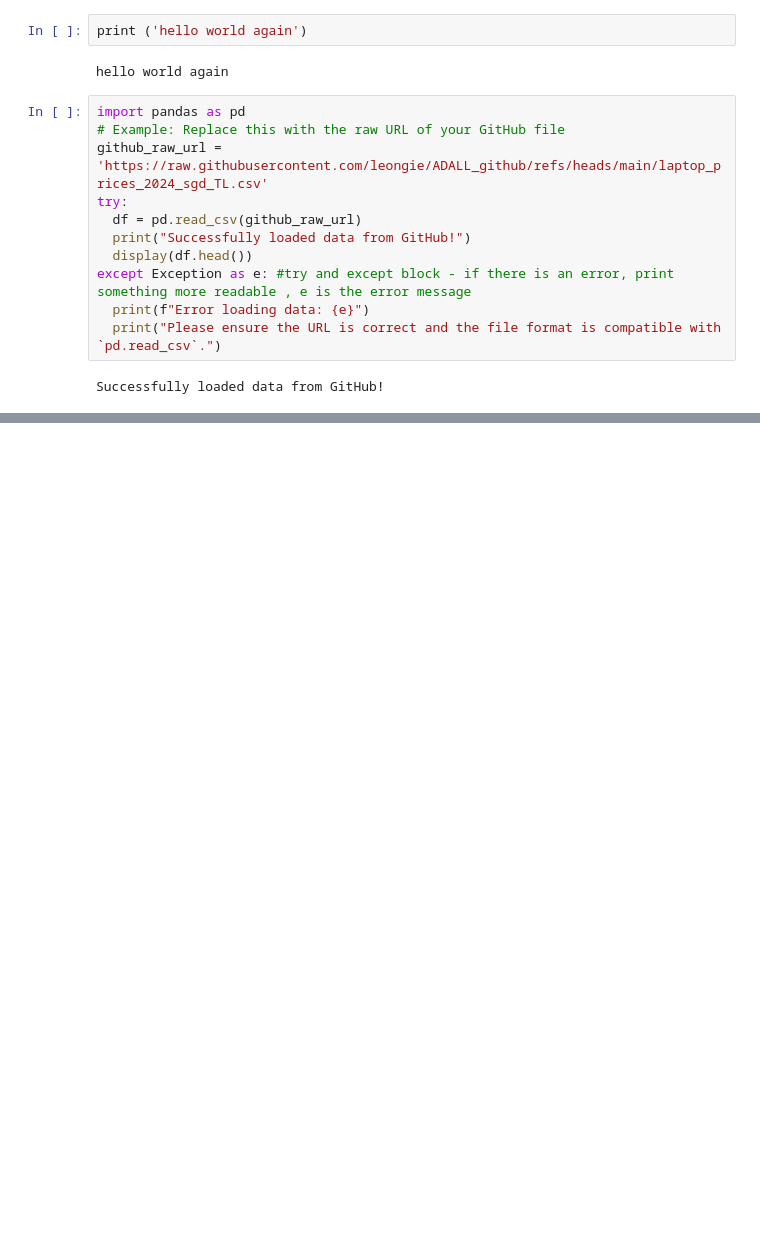
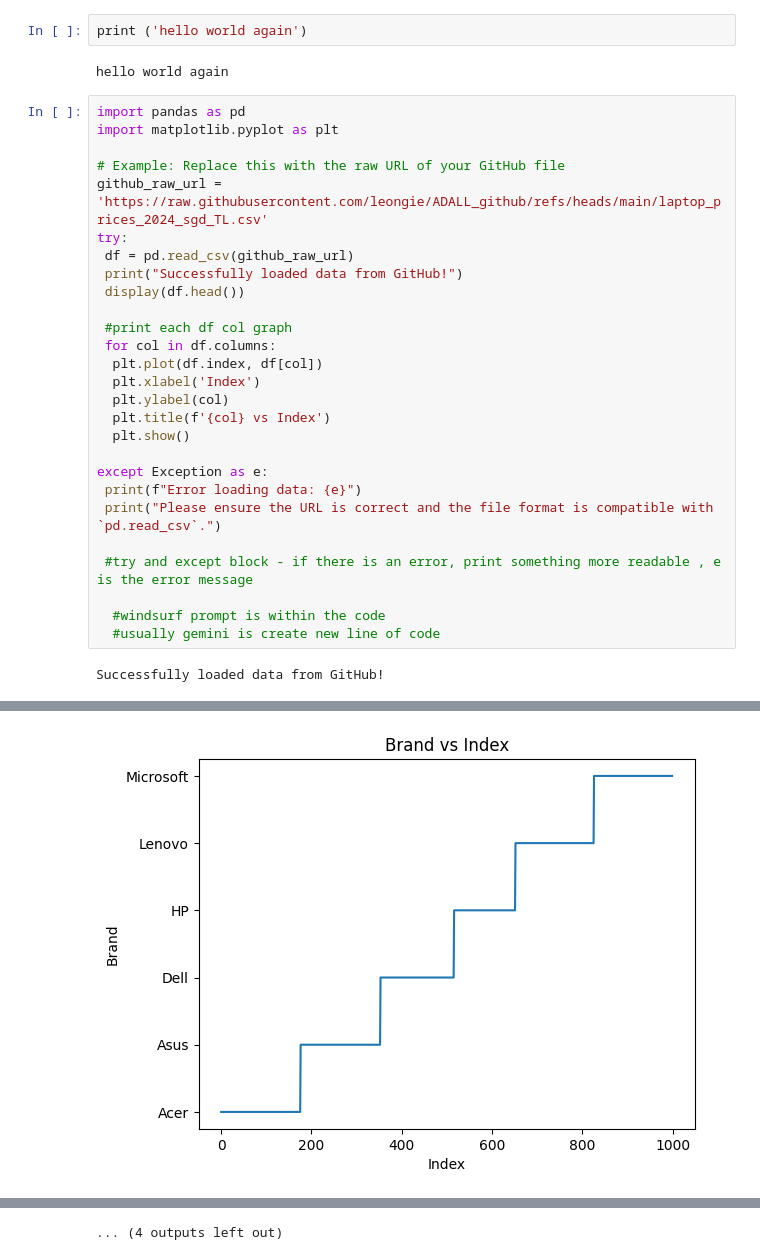
Before and after one commit to leongie/ADALL_github, a Jupyter notebook: Main.ipynb, the cells around one changed output, grey strips where cells are left out. Saved outputs shown, nothing was run; the diff lists cells and outputs as text; blank space fills up the shorter version.

```diff
--- a/Main.ipynb
+++ b/Main.ipynb
@@ -6,20 +6,37 @@ print ('hello world again')
 hello world again
 # %%
 import pandas as pd
+import matplotlib.pyplot as plt
+
 # Example: Replace this with the raw URL of your GitHub file
 github_raw_url = 'https://raw.githubusercontent.com/leongie/ADALL_github/refs/heads/main/laptop_prices_2024_sgd_TL.csv'
 try:
-  df = pd.read_csv(github_raw_url)
-  print("Successfully loaded data from GitHub!")
-  display(df.head())
-except Exception as e: #try and except block - if there is an error, print something more readable , e is the error message
-  print(f"Error loading data: {e}")
-  print("Please ensure the URL is correct and the file format is compatible with `pd.read_csv`.")
+ df = pd.read_csv(github_raw_url)
+ print("Successfully loaded data from GitHub!")
+ display(df.head())
+
+ #print each df col graph
+ for col in df.columns:
+  plt.plot(df.index, df[col])
+  plt.xlabel('Index')
+  plt.ylabel(col)
+  plt.title(f'{col} vs Index')
+  plt.show()
+
+except Exception as e:
+ print(f"Error loading data: {e}")
+ print("Please ensure the URL is correct and the file format is compatible with `pd.read_csv`.")
+
+ #try and except block - if there is an error, print something more readable , e is the error message
+
+  #windsurf prompt is within the code
+  #usually gemini is create new line of code
 # %% [output]
 Successfully loaded data from GitHub!
 |  | Brand | Model | CPU | GPU | RAM_GB | Storage_Type | Storage_GB | Touchscreen | Weight_kg | ... |
 | 0 | Acer | Aspire 5 | Intel i9-14900HK | NVIDIA RTX 4070 | 64 | SSD | 256 | False | 1.56 | ... |
 | 1 | Acer | Nitro 5 | AMD Ryzen 9 8900HX | AMD Radeon 780M | 32 | SSD | 1024 | True | 1.45 | ... |
 | 2 | Acer | Nitro 5 | AMD Ryzen 5 8600H | NVIDIA RTX 4050 | 32 | SSD | 2048 | False | 1.34 | ... |
 | 3 | Acer | TravelMate P6 | Intel Core Ultra 7 15500H | NVIDIA RTX 4060 | 16 | SSD | 4096 | True | 1.18 | ... |
 | 4 | Acer | Predator Helios 300 | Intel i7-14800H | NVIDIA RTX 4070 | 8 | SSD | 1024 | True | 1.31 | ... |
+[figure, added]
@@ -25,0 +52 @@ Successfully loaded data from GitHub!
+... (4 outputs left out)
```
Also changed, not shown: parts of 5 cells of this notebook.
